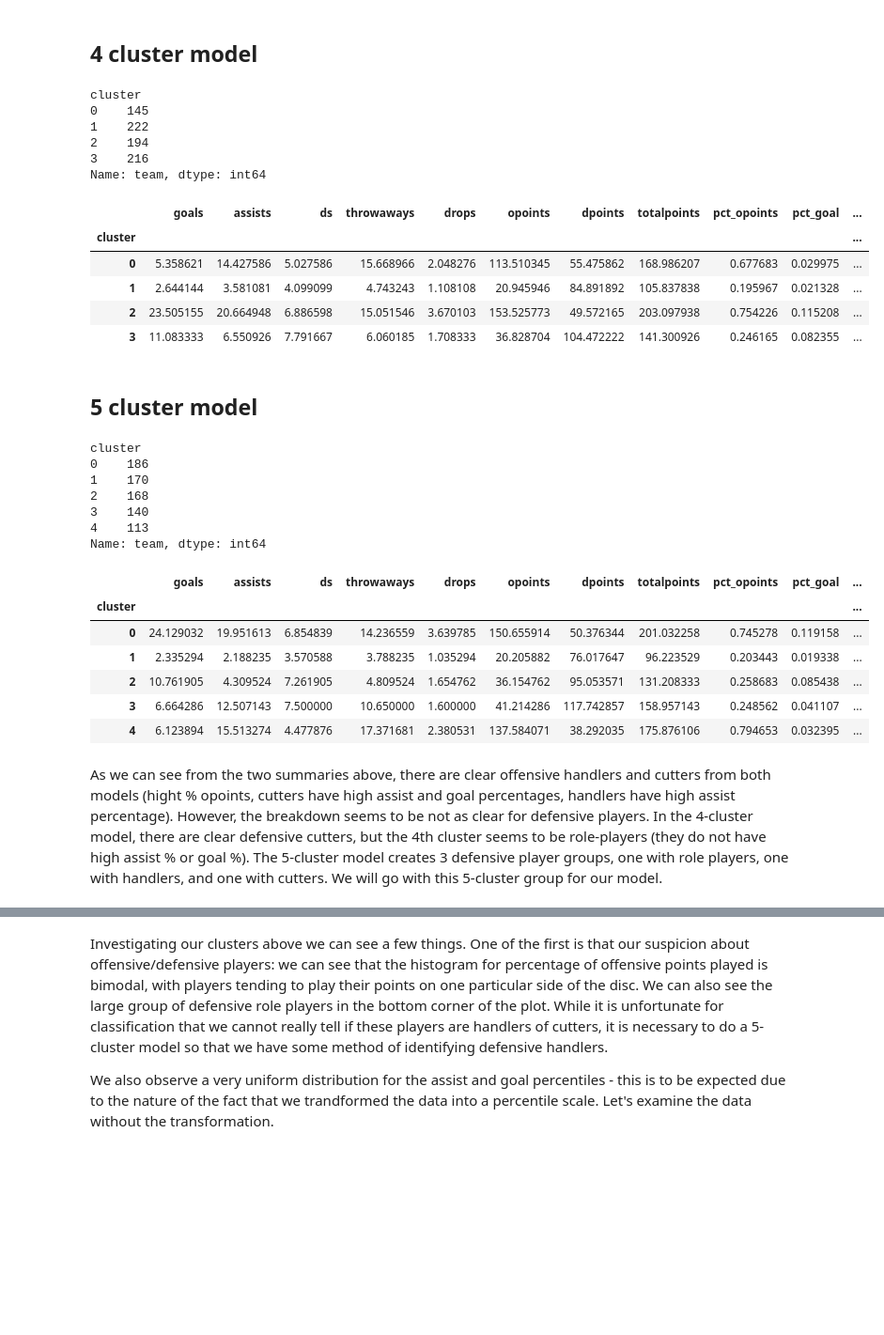
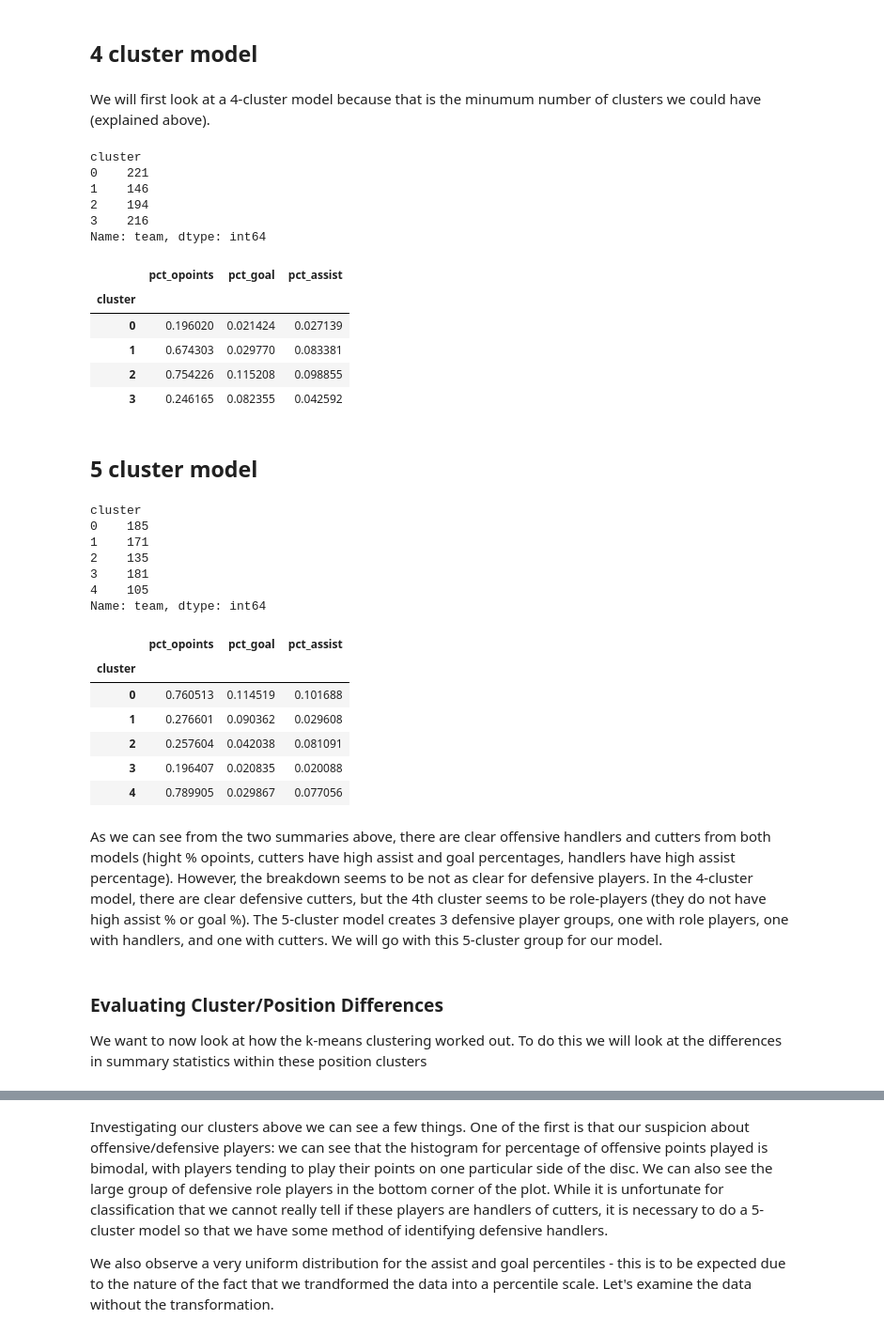
Before and after one commit to karinehsu/cs109-final-project, a Jupyter notebook: MASTER.ipynb, the cells around one changed output, grey strips where cells are left out. Shown at 94% size. Cells and saved outputs as stored; diff of their text form; code cells hidden in the pictures; blank space fills up the shorter version.

```diff
--- a/MASTER.ipynb
+++ b/MASTER.ipynb
@@ -569,7 +530,7 @@ def player_summaries(df):
             for player in players:
                 team_stats[player]["dpoints"] += 1
 
-    summary = pd.DataFrame.from_dict(team_stats, orient="index")
+    summary = pd.DataFrame.from_dict(team_stats, orient="index").sort_values("goals", ascending=False)
     summary = summary[["team", "goals", "assists", "ds", "throwaways", "drops", "opoints", "dpoints"]]
     summary["totalpoints"] = summary["opoints"] + summary["dpoints"]
     summary["pct_opoints"] = summary["opoints"] / [float(x) for x in summary["totalpoints"]]
@@ -617,0 +544,9 @@ Let's try to use the elbow method to see what the optimal number of clusters is
+# %%
+combined = pd.read_csv("combined.csv")
+combined = clean_df(combined)
+combined = combined.drop("Unnamed: 0", axis=1)
+# %%
+all_players = player_summaries(combined)
+all_players["goal_percentile"] = [percentileofscore(all_players["pct_goal"], x) / 100.0 for x in all_players["pct_goal"]]
+all_players["assist_percentile"] = [percentileofscore(all_players["pct_assist"], x) / 100.0 for x in all_players["pct_assist"]]
+cluster_cols = all_players[["pct_opoints", "goal_percentile", "assist_percentile"]]
@@ -640,5 +574,0 @@ combined_new = combined_new.drop("Unnamed: 0", axis=1)
-# %%
-all_players = player_summaries(combined_new)
-all_players["goal_percentile"] = [percentileofscore(all_players["pct_goal"], x) / 100.0 for x in all_players["pct_goal"]]
-all_players["assist_percentile"] = [percentileofscore(all_players["pct_assist"], x) / 100.0 for x in all_players["pct_assist"]]
-cluster_cols = all_players[["pct_opoints", "goal_percentile", "assist_percentile"]]
@@ -665,26 +576,28 @@ plt.plot(num_clusters, scores)
 There doesn't seem to be an obvious "elbow" for us to separate clusters into. Perhaps we could say that the elbow is at 2, but that would most likely just be splitting players into clusters by offense/defense. We know we want at least four (offensive handler, offensive cutter, defensive handler, defensive cutter), so that should be a lower bound. Let's take a look at what the clusters end up being for a few cases.
 # %% [markdown]
 ## 4 cluster model
+# %% [markdown]
+We will first look at a 4-cluster model because that is the minumum number of clusters we could have (explained above).
 # %%
 model = KMeans(n_clusters=4).fit(cluster_cols.values)
 all_players["cluster"] = model.labels_
 all_players.groupby("cluster").count().iloc[0:, 0]
 # %% [output]
 cluster
-0    145
-1    222
+0    221
+1    146
 2    194
 3    216
 Name: team, dtype: int64
 # %%
-all_players.groupby("cluster").mean()
+all_players.groupby("cluster").mean()[["pct_opoints", "pct_goal", "pct_assist"]]
 # %% [output]
-|  | goals | assists | ds | throwaways | drops | opoints | dpoints | totalpoints | pct_opoints | pct_goal | ... |
-| cluster |  |  |  |  |  |  |  |  |  |  | ... |
-| 0 | 5.358621 | 14.427586 | 5.027586 | 15.668966 | 2.048276 | 113.510345 | 55.475862 | 168.986207 | 0.677683 | 0.029975 | ... |
-| 1 | 2.644144 | 3.581081 | 4.099099 | 4.743243 | 1.108108 | 20.945946 | 84.891892 | 105.837838 | 0.195967 | 0.021328 | ... |
-| 2 | 23.505155 | 20.664948 | 6.886598 | 15.051546 | 3.670103 | 153.525773 | 49.572165 | 203.097938 | 0.754226 | 0.115208 | ... |
-| 3 | 11.083333 | 6.550926 | 7.791667 | 6.060185 | 1.708333 | 36.828704 | 104.472222 | 141.300926 | 0.246165 | 0.082355 | ... |
+|  | pct_opoints | pct_goal | pct_assist |
+| cluster |  |  |  |
+| 0 | 0.196020 | 0.021424 | 0.027139 |
+| 1 | 0.674303 | 0.029770 | 0.083381 |
+| 2 | 0.754226 | 0.115208 | 0.098855 |
+| 3 | 0.246165 | 0.082355 | 0.042592 |
 # %% [markdown]
 ## 5 cluster model
 # %%
@@ -693,23 +606,26 @@ all_players["cluster"] = model.labels_
 all_players.groupby("cluster").count().iloc[0:, 0]
 # %% [output]
 cluster
-0    186
-1    170
-2    168
-3    140
-4    113
+0    185
+1    171
+2    135
+3    181
+4    105
 Name: team, dtype: int64
 # %%
-all_players.groupby("cluster").mean()
+all_players.groupby("cluster").mean()[["pct_opoints", "pct_goal", "pct_assist"]]
 # %% [output]
-|  | goals | assists | ds | throwaways | drops | opoints | dpoints | totalpoints | pct_opoints | pct_goal | ... |
-| cluster |  |  |  |  |  |  |  |  |  |  | ... |
-| 0 | 24.129032 | 19.951613 | 6.854839 | 14.236559 | 3.639785 | 150.655914 | 50.376344 | 201.032258 | 0.745278 | 0.119158 | ... |
-| 1 | 2.335294 | 2.188235 | 3.570588 | 3.788235 | 1.035294 | 20.205882 | 76.017647 | 96.223529 | 0.203443 | 0.019338 | ... |
-| 2 | 10.761905 | 4.309524 | 7.261905 | 4.809524 | 1.654762 | 36.154762 | 95.053571 | 131.208333 | 0.258683 | 0.085438 | ... |
-| 3 | 6.664286 | 12.507143 | 7.500000 | 10.650000 | 1.600000 | 41.214286 | 117.742857 | 158.957143 | 0.248562 | 0.041107 | ... |
-| 4 | 6.123894 | 15.513274 | 4.477876 | 17.371681 | 2.380531 | 137.584071 | 38.292035 | 175.876106 | 0.794653 | 0.032395 | ... |
+|  | pct_opoints | pct_goal | pct_assist |
+| cluster |  |  |  |
+| 0 | 0.760513 | 0.114519 | 0.101688 |
+| 1 | 0.276601 | 0.090362 | 0.029608 |
+| 2 | 0.257604 | 0.042038 | 0.081091 |
+| 3 | 0.196407 | 0.020835 | 0.020088 |
+| 4 | 0.789905 | 0.029867 | 0.077056 |
 # %% [markdown]
 As we can see from the two summaries above, there are clear offensive handlers and cutters from both models (hight % opoints, cutters have high assist and goal percentages, handlers have high assist percentage). However, the breakdown seems to be not as clear for defensive players. In the 4-cluster model, there are clear defensive cutters, but the 4th cluster seems to be role-players (they do not have high assist % or goal %). The 5-cluster model creates 3 defensive player groups, one with role players, one with handlers, and one with cutters. We will go with this 5-cluster group for our model.
+# %% [markdown]
+### Evaluating Cluster/Position Differences
+We want to now look at how the k-means clustering worked out. To do this we will look at the differences in summary statistics within these position clusters
 # %%
 # defining clusters in plaintext
```
Also changed, not shown: parts of 75 cells of this notebook, 1 other file.
